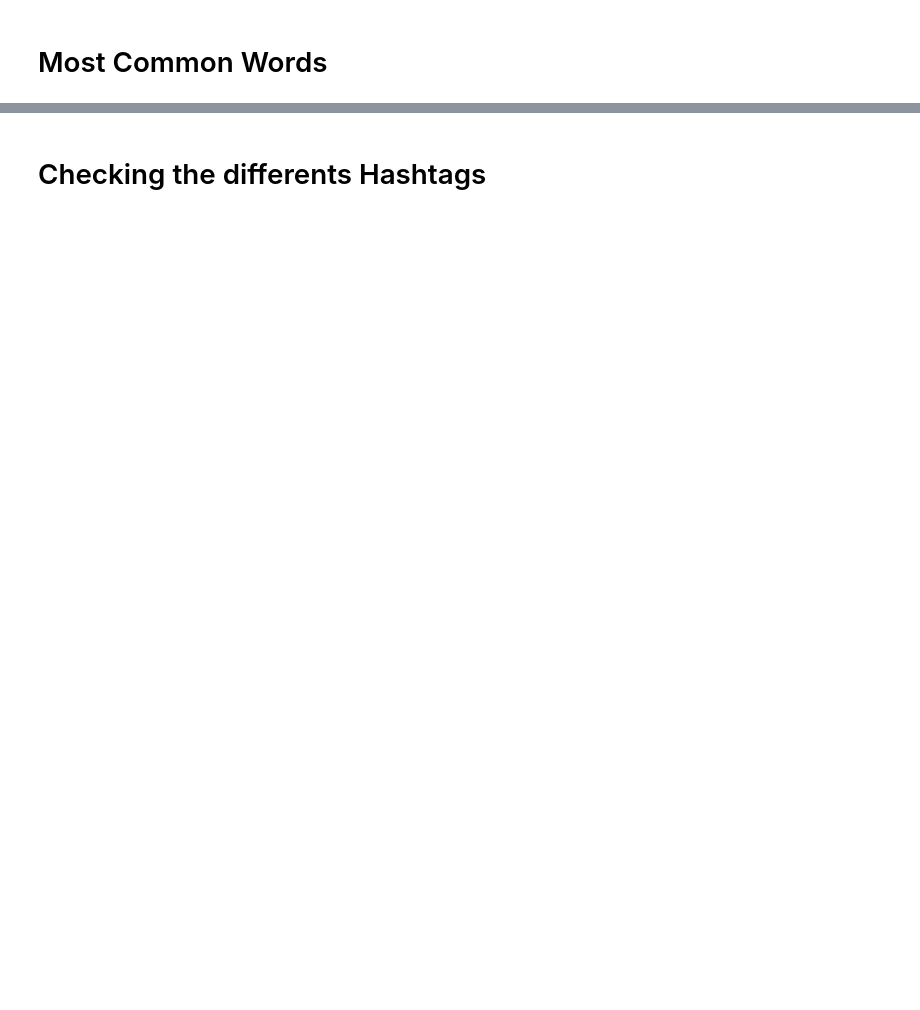
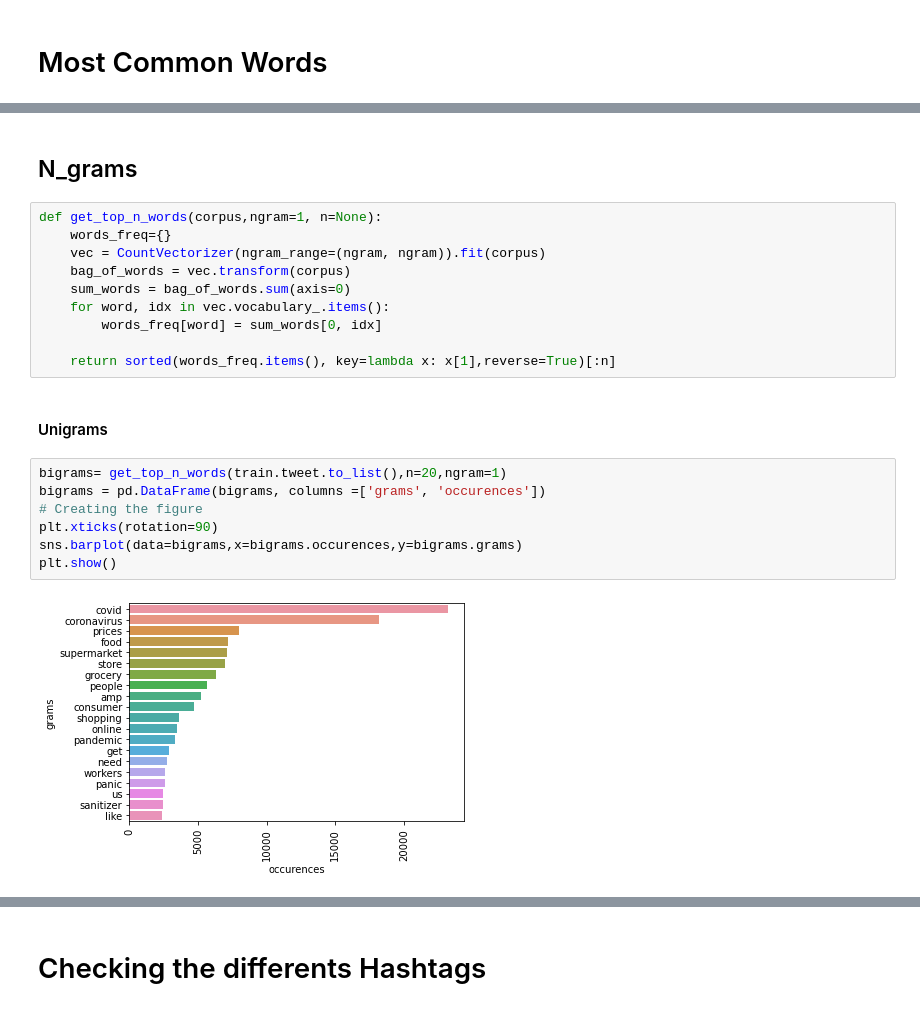
Before and after one commit to gaetanlop/Covid_tweets_analysis, a Jupyter notebook: EDA.ipynb, the cells around one changed output, grey strips where cells are left out. Saved outputs shown, nothing was run; the diff lists cells and outputs as text; blank space fills up the shorter version.

```diff
--- a/EDA.ipynb
+++ b/EDA.ipynb
@@ -192,0 +179,23 @@ Name: tweet, Length: 41157, dtype: object
+# %% [markdown]
+## N_grams
+# %%
+def get_top_n_words(corpus,ngram=1, n=None):
+    words_freq={}
+    vec = CountVectorizer(ngram_range=(ngram, ngram)).fit(corpus)
+    bag_of_words = vec.transform(corpus)
+    sum_words = bag_of_words.sum(axis=0)
+    for word, idx in vec.vocabulary_.items():
+        words_freq[word] = sum_words[0, idx]
+
+    return sorted(words_freq.items(), key=lambda x: x[1],reverse=True)[:n]
+# %% [markdown]
+#### Unigrams
+# %%
+bigrams= get_top_n_words(train.tweet.to_list(),n=20,ngram=1)
+bigrams = pd.DataFrame(bigrams, columns =['grams', 'occurences'])
+# Creating the figure
+plt.xticks(rotation=90)
+sns.barplot(data=bigrams,x=bigrams.occurences,y=bigrams.grams)
+plt.show()
+# %% [output]
+[figure, added]
```
Also changed, not shown: parts of 25 cells of this notebook.
